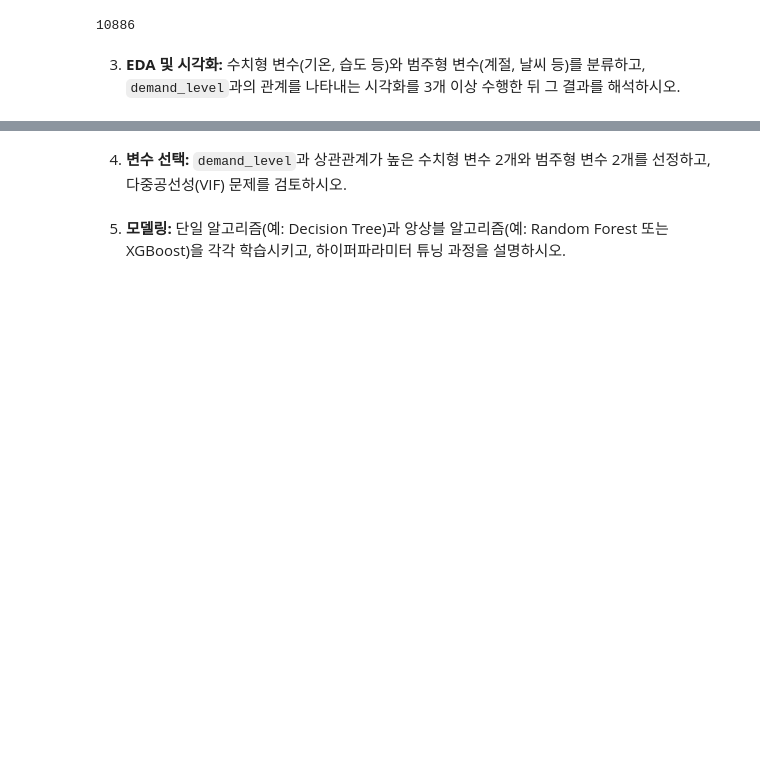
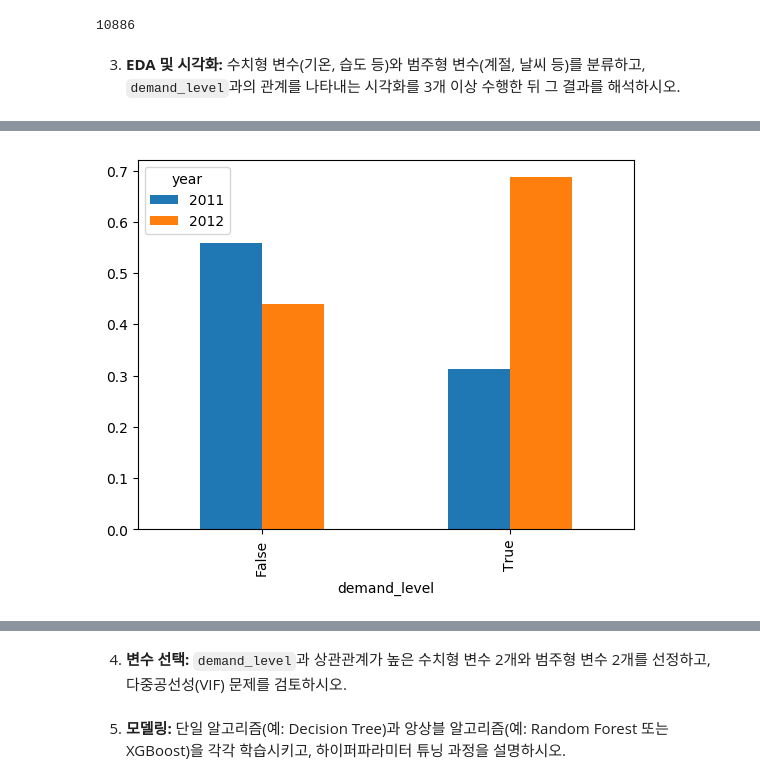
Before and after one commit to kangspa/ADP-study, a Jupyter notebook: PracticeTest/sample-test/bike-sharing-demand.ipynb, the cells around one changed output, grey strips where cells are left out. Cells and saved outputs as stored; diff of their text form; code cells hidden in the pictures; blank space fills up the shorter version.

```diff
--- a/PracticeTest/sample-test/bike-sharing-demand.ipynb
+++ b/PracticeTest/sample-test/bike-sharing-demand.ipynb
@@ -127,0 +191,6 @@ train_data["demand_level"].count()
+# %%
+crasstab = pd.crosstab(train_data['demand_level'], train_data['year'], normalize = 'index')
+crasstab.plot(kind='bar', stacked=False)
+plt.show()
+# %% [output]
+[figure, added]
```
Also changed, not shown: parts of 15 cells of this notebook.
